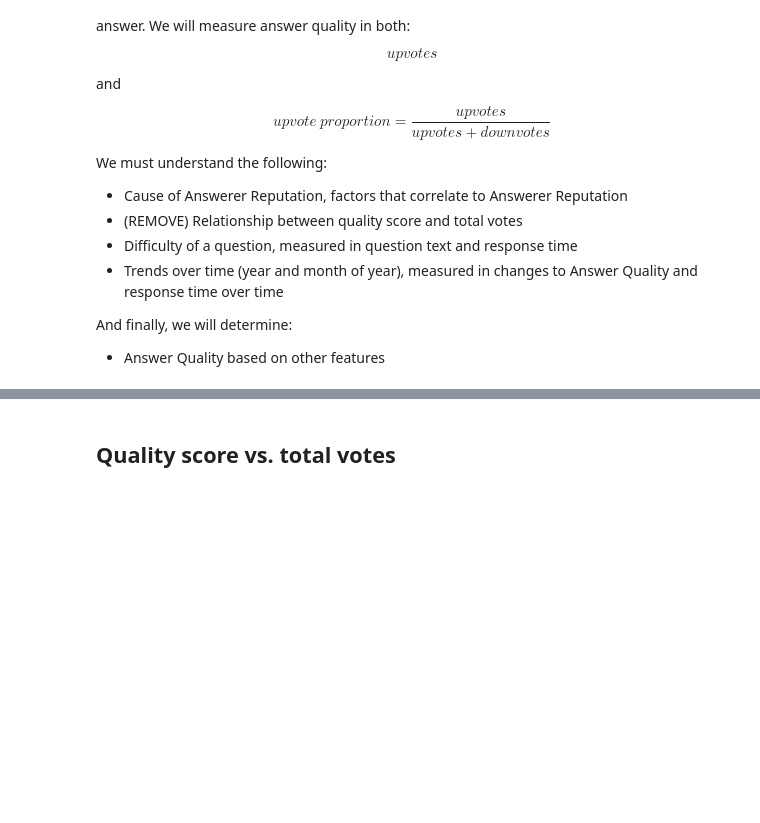
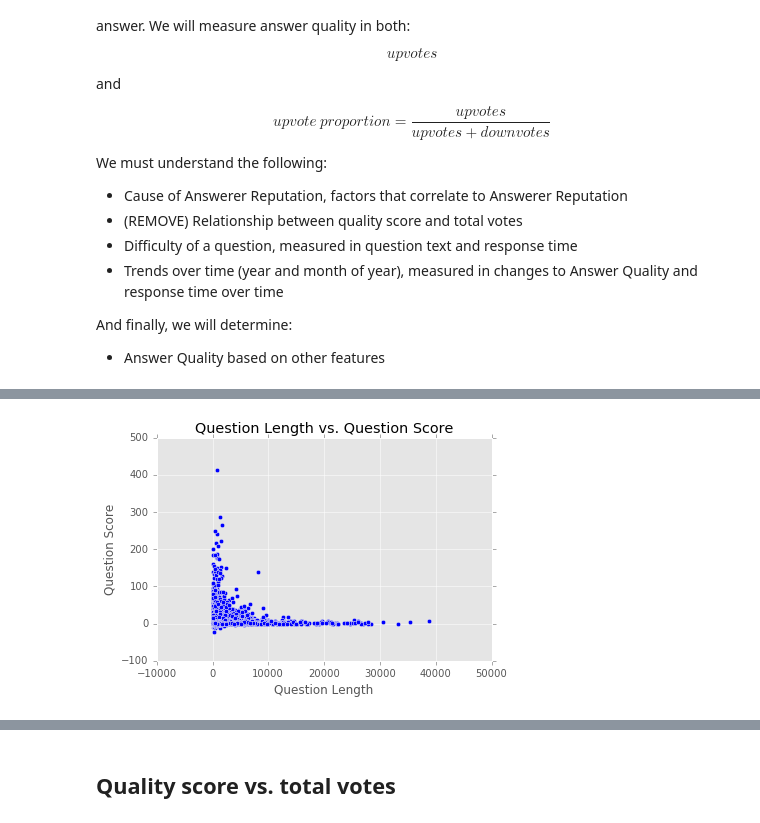
Before and after one commit to alexmfriedman/stack-exchange-analysis, a Jupyter notebook: Stack Overflow Analysis.ipynb, the cells around one changed output, grey strips where cells are left out. Cells and saved outputs as stored; diff of their text form; code cells hidden in the pictures; blank space fills up the shorter version.

```diff
--- a/Stack Overflow Analysis.ipynb
+++ b/Stack Overflow Analysis.ipynb
@@ -488,0 +510,11 @@ And finally, we will determine:
+# %%
+question_lengths = c.execute('''SELECT LENGTH(Body)
+                         FROM posts
+                         WHERE PostTypeId = 1
+                         ORDER BY Id ASC''')
+
+question_lengths_arr = lengths.fetchall()
+
+plot_features(question_lengths_arr, question_scores_arr, 'Question Length', 'Question Score')
+# %% [output]
+[figure, added]
```
Also changed, not shown: parts of 21 cells of this notebook.
